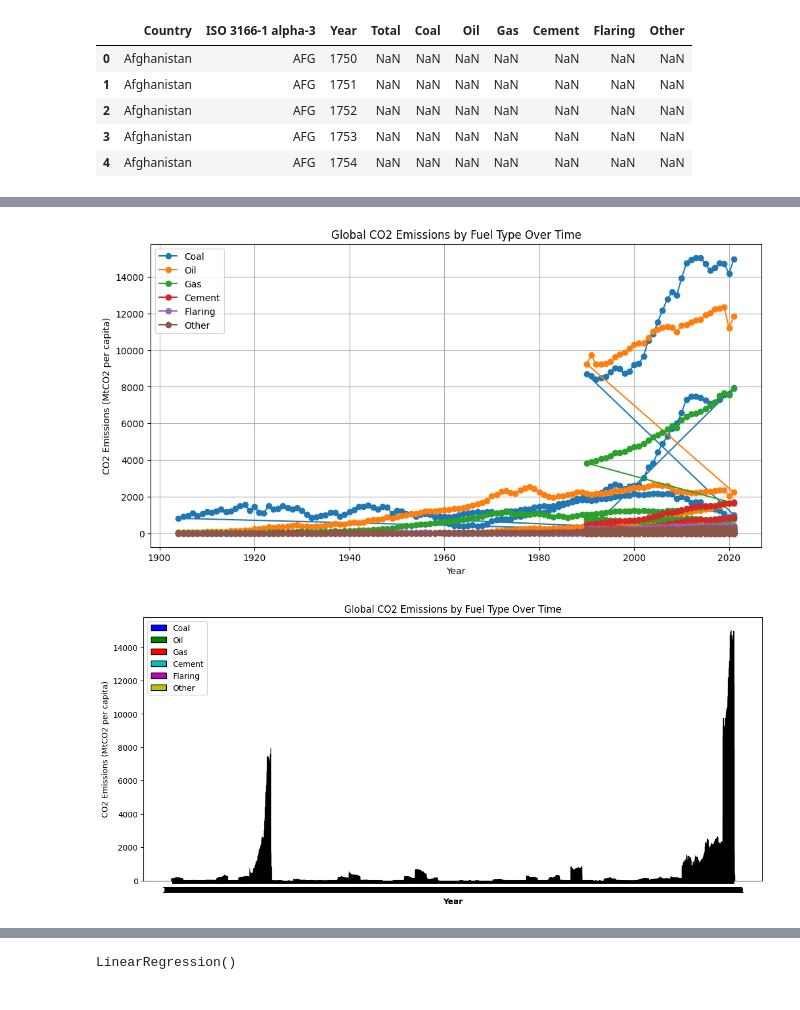
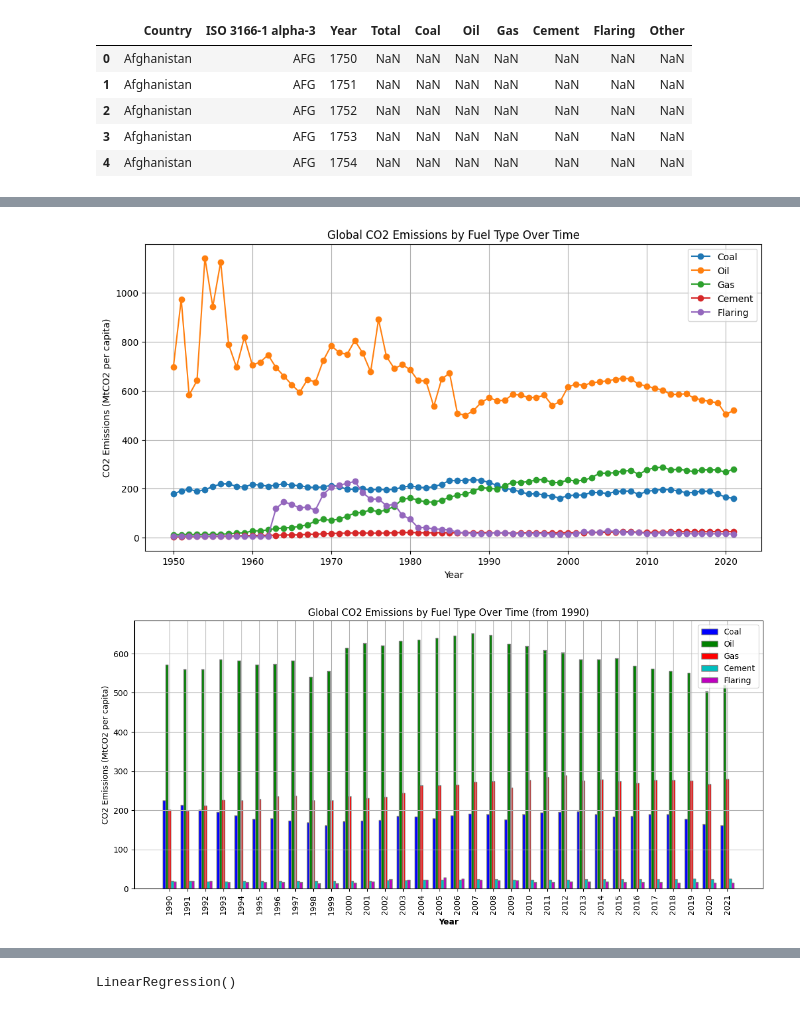
Before and after one commit to LUJHNA/ExamBI, a Jupyter notebook: Exam Project.ipynb, the cells around one changed output, grey strips where cells are left out. Drawn from its saved outputs; the diff is of its cells as text; code cells hidden in the pictures.

Commit message:
updated plots, model, +streamlit
:banana:

```diff
--- a/Exam Project.ipynb
+++ b/Exam Project.ipynb
@@ -162,6 +165,8 @@ co2pc_df.head()
 | 2 | Afghanistan | AFG | 1752 | NaN | NaN | NaN | NaN | NaN | NaN | NaN |
 | 3 | Afghanistan | AFG | 1753 | NaN | NaN | NaN | NaN | NaN | NaN | NaN |
 | 4 | Afghanistan | AFG | 1754 | NaN | NaN | NaN | NaN | NaN | NaN | NaN |
+# %%
+co2pc_df.drop(['Other'], axis=1, inplace=True)
 # %%
 # Drop rows with missing values
-co2pc_df = co2mt_df.dropna()
+co2pc_df = co2pc_df.dropna()
@@ -210,12 +208,18 @@ plt.show()
 # %%
-# Plot line chart for each fuel type over time
+#Filtered to year 1950 to look a bit more normal as not every country has data from <1950
+co2pc_df_filtered = co2pc_df[co2pc_df['Year'] >= 1950]
+
+
+# Aggregate emissions by fuel type for each year
+fuel_totals_per_year = co2pc_df_filtered.groupby('Year').sum().reset_index()
+
+# Now you can plot this aggregated data
 plt.figure(figsize=(12, 6))
-plt.plot(co2pc_df['Year'], co2pc_df['Coal'], label='Coal', marker='o')
-plt.plot(co2pc_df['Year'], co2pc_df['Oil'], label='Oil', marker='o')
-plt.plot(co2pc_df['Year'], co2pc_df['Gas'], label='Gas', marker='o')
-plt.plot(co2pc_df['Year'], co2pc_df['Cement'], label='Cement', marker='o')
-plt.plot(co2pc_df['Year'], co2pc_df['Flaring'], label='Flaring', marker='o')
-plt.plot(co2pc_df['Year'], co2pc_df['Other'], label='Other', marker='o')
+plt.plot(fuel_totals_per_year['Year'], fuel_totals_per_year['Coal'], label='Coal', marker='o')
+plt.plot(fuel_totals_per_year['Year'], fuel_totals_per_year['Oil'], label='Oil', marker='o')
+plt.plot(fuel_totals_per_year['Year'], fuel_totals_per_year['Gas'], label='Gas', marker='o')
+plt.plot(fuel_totals_per_year['Year'], fuel_totals_per_year['Cement'], label='Cement', marker='o')
+plt.plot(fuel_totals_per_year['Year'], fuel_totals_per_year['Flaring'], label='Flaring', marker='o')
 plt.title('Global CO2 Emissions by Fuel Type Over Time')
 plt.xlabel('Year')
 plt.ylabel('CO2 Emissions (MtCO2 per capita)')
@@ -223,29 +227,41 @@ plt.legend()
 plt.grid(True)
 plt.show()
 # %% [output]
-[figure, old version]
+[figure, new version]
 # %%
-# Grouped bar chart for each fuel type over time
-barWidth = 0.2  # Increase the bar width
-space = 0.2     # Increase the space between groups
-r1 = np.arange(len(co2pc_df['Year']))
+# Filter the dataset for years >= 1990
+co2pc_df_filtered = co2pc_df[co2pc_df['Year'] >= 1990]
 
+# Aggregate emissions by fuel type for each year, after filtering
+fuel_totals_per_year = co2pc_df_filtered.groupby('Year').sum().reset_index()
+
+# Prepare the bar positions
+barWidth = 0.15  # A narrower bar width may work better for clarity with many years
+r1 = np.arange(len(fuel_totals_per_year['Year']))
+
+# Set up the figure size and bar positions
 plt.figure(figsize=(14, 6))
 
-plt.bar(r1, co2pc_df['Coal'], color='b', width=barWidth, edgecolor='black', label='Coal')
-plt.bar(r1 + barWidth + space, co2pc_df['Oil'], color='g', width=barWidth, edgecolor='black', label='Oil')
-plt.bar(r1 + 2 * (barWidth + space), co2pc_df['Gas'], color='r', width=barWidth, edgecolor='black', label='Gas')
-plt.bar(r1 + 3 * (barWidth + space), co2pc_df['Cement'], color='c', width=barWidth, edgecolor='black', label='Cement')
-plt.bar(r1 + 4 * (barWidth + space), co2pc_df['Flaring'], color='m', width=barWidth, edgecolor='black', label='Flaring')
-plt.bar(r1 + 5 * (barWidth + space), co2pc_df['Other'], color='y', width=barWidth, edgecolor='black', label='Other')
+# Create bars for each fuel type
+plt.bar(r1, fuel_totals_per_year['Coal'], color='b', width=barWidth, edgecolor='grey', label='Coal')
+plt.bar(r1 + barWidth, fuel_totals_per_year['Oil'], color='g', width=barWidth, edgecolor='grey', label='Oil')
+plt.bar(r1 + 2 * barWidth, fuel_totals_per_year['Gas'], color='r', width=barWidth, edgecolor='grey', label='Gas')
+plt.bar(r1 + 3 * barWidth, fuel_totals_per_year['Cement'], color='c', width=barWidth, edgecolor='grey', label='Cement')
+plt.bar(r1 + 4 * barWidth, fuel_totals_per_year['Flaring'], color='m', width=barWidth, edgecolor='grey', label='Flaring')
 
+# Add xticks on the middle of the group bars and set year labels
 plt.xlabel('Year', fontweight='bold')
-plt.xticks([r + 2.5 * (barWidth + space) for r in range(len(co2pc_df['Year']))], co2pc_df['Year'])
-plt.title('Global CO2 Emissions by Fuel Type Over Time')
+plt.xticks([r + 2 * barWidth for r in range(len(fuel_totals_per_year['Year']))], fuel_totals_per_year['Year'], rotation=90)
+
+# Create labels, title, and legend
+plt.title('Global CO2 Emissions by Fuel Type Over Time (from 1990)')
 plt.ylabel('CO2 Emissions (MtCO2 per capita)')
 plt.legend()
+
+# Show the chart with a grid in the background
+plt.grid(True)
 plt.show()
 # %% [output]
-[figure, old version]
+[figure, new version]
 # %%
 # List of fuel types
```
Also changed, not shown: parts of 44 cells of this notebook, 5 other files.
